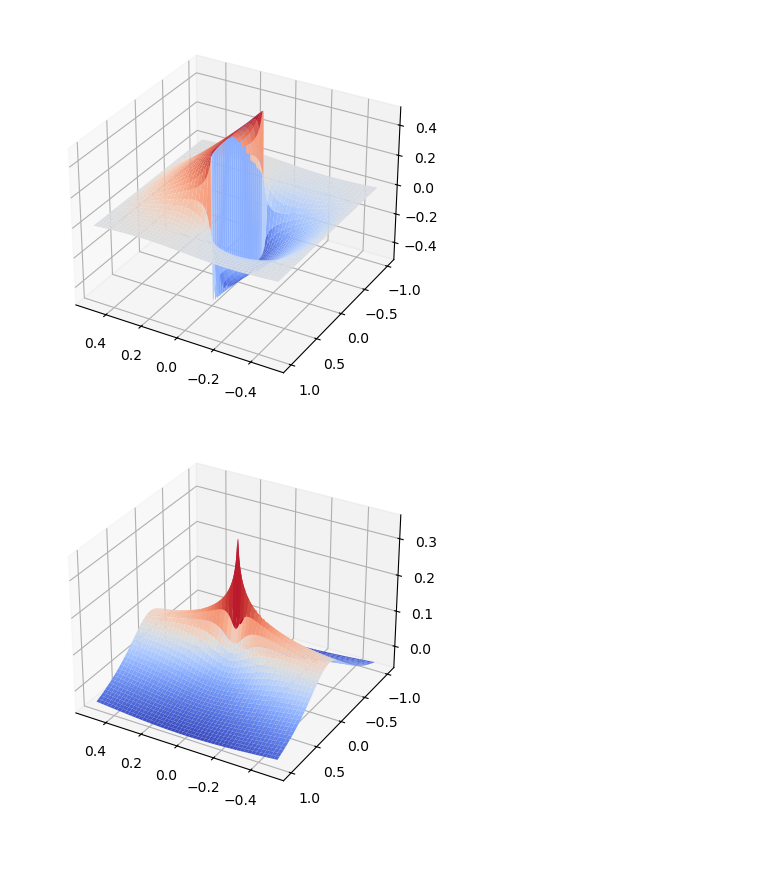
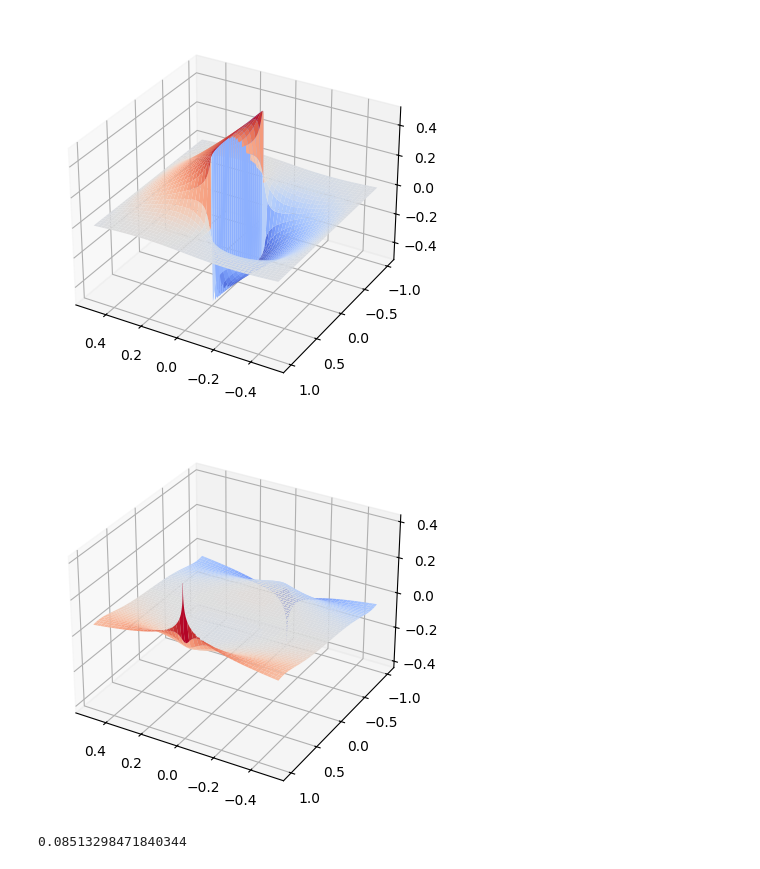
Before and after one commit to imanderson588/DislocationGenerator, a Jupyter notebook: dipoleField.ipynb, the cells around one changed output. Saved outputs shown, nothing was run; the diff lists cells and outputs as text; code cells hidden in the pictures.

```diff
--- a/dipoleField.ipynb
+++ b/dipoleField.ipynb
@@ -52,49 +52,74 @@ ax.view_init(elev=30, azim=120)
 # %%
 #### Edge dislocation displacements
 
-def u_x (x,locx, y, b, v):
-    factor = b/(2*np.pi)
-    theta = np.arctan2(y,x-locx)
-    term2 = ((x-locx)*y)/(2*(1-v)*((x-locx)**2+y**2))
-    return factor*(theta + term2)
+def u_x (x,loc1, loc2, y, b, v):
+    factor1 = b/(2*np.pi)
+    theta1 = np.arctan2(y,x-loc1)
+    term1 = ((x-loc1)*y)/(2*(1-v)*((x-loc1)**2+y**2))
+    factor2 = -b/(2*np.pi)
+    theta2 = np.arctan2(y,x-loc2)
+    term2 = ((x-loc2)*y)/(2*(1-v)*((x-loc2)**2+y**2))
+    return (factor1*(theta1 + term1))+(factor2*(theta2 + term2))
 
 def u_x_image(x, y, N):
+    image_sum = 0
+    for i in range(-N, N+1):
+        for j in range(-N, N+1):
+            R = [i*2, j*2]
+            x_update = x-R[0]
+            y_update = y-R[1]
+            image_sum += u_x(x_update,1, -1,y_update,1, 0.25)
+    return image_sum
+
+def u_x_error(x,y):
+    s_x = u_x_image(1,-1,10)-u_x_image(-1,-1,10)
+    s_y = u_x_image(-1,1,10)-u_x_image(-1,-1,10)
+    s = np.array([s_x, s_y])
+    c_vec = np.array([(x/2)*2, y])
+    err = (s[0]*c_vec[0])+(s[1]*c_vec[1])
+    return err
+
+
+def u_y (x, loc1, loc2, y, b, v):
+    factor1 = -b/(2*np.pi)
+    term11 = ((1-2*v)/(4*(1-v)))*np.log((x-loc1)**2+y**2)
+    term12 = ((x-loc1)**2-y**2)/(4*(1-v)*((x-loc1)**2+y**2))
+    factor2 = b/(2*np.pi)
+    term21 = ((1-2*v)/(4*(1-v)))*np.log((x-loc2)**2+y**2)
+    term22 = ((x-loc2)**2-y**2)/(4*(1-v)*((x-loc2)**2+y**2))
+    return (factor1*(term11+term12))+(factor2*(term21+term22))
+
+def u_y_image(x, y, N):
     image_sum = 0
     for i in range(-N, N+1):
         for j in range(-N, N+1):
             R = [i*2, j*1]
             x_update = x-R[0]
             y_update = y-R[1]
-            image_sum += u_x(x_update,1,y_update,1, 0.25)
+            image_sum += u_y(x_update,1, -1,y_update,1, 0.25)
     return image_sum
 
-def u_x_error(x,y):
-    s_x = u_x_image(1,-0.5,10)-u_x_image(-1,-0.5,10)
-    s_y = u_x_image(-1,0.5,10)-u_x_image(-1,-0.5,10)
+def u_y_error(x,y):
+    s_x = u_y_image(1,-0.5,10)-u_y_image(-1,-0.5,10)
+    s_y = u_y_image(-1,0.5,10)-u_y_image(-1,-0.5,10)
     s = np.array([s_x, s_y])
     c_vec = np.array([(x/2)*2, y])
     err = (s[0]*c_vec[0])+(s[1]*c_vec[1])
     return err
 
 
-def u_y (x, y, b, v):
-    factor = -b/(2*np.pi)
-    term1 = ((1-2*v)/(4*(1-v)))*np.log(x**2+y**2)
-    term2 = (x**2-y**2)/(4*(1-v)*(x**2+y**2))
-    return factor*(term1+term2)
-
-
-
-
 x_values = np.linspace(-1, 1, 1000)
 y_values = np.linspace(-0.5, 0.5, 1000)
 X, Y = np.meshgrid(x_values, y_values)
-Z = u_y(X, Y, 1,0.25)
-
+Z = u_y(X, 1, -1, Y, 1,0.25) + u_y_image(X, Y, 10) - u_y_error(X, Y)
 fig = plt.figure()
 ax = fig.add_subplot(projection='3d')
 
 ax.plot_surface(Y, X, Z, cmap='coolwarm', alpha=1)
 ax.view_init(elev=30, azim=120)
 # %% [output]
-[figure, old version]
+[figure, new version]
+# %%
+u_y(0.5,1, -1, 0.5,1,0.25)
+# %% [output]
+0.08513298471840344
```
Also changed, not shown: 6 other files.
